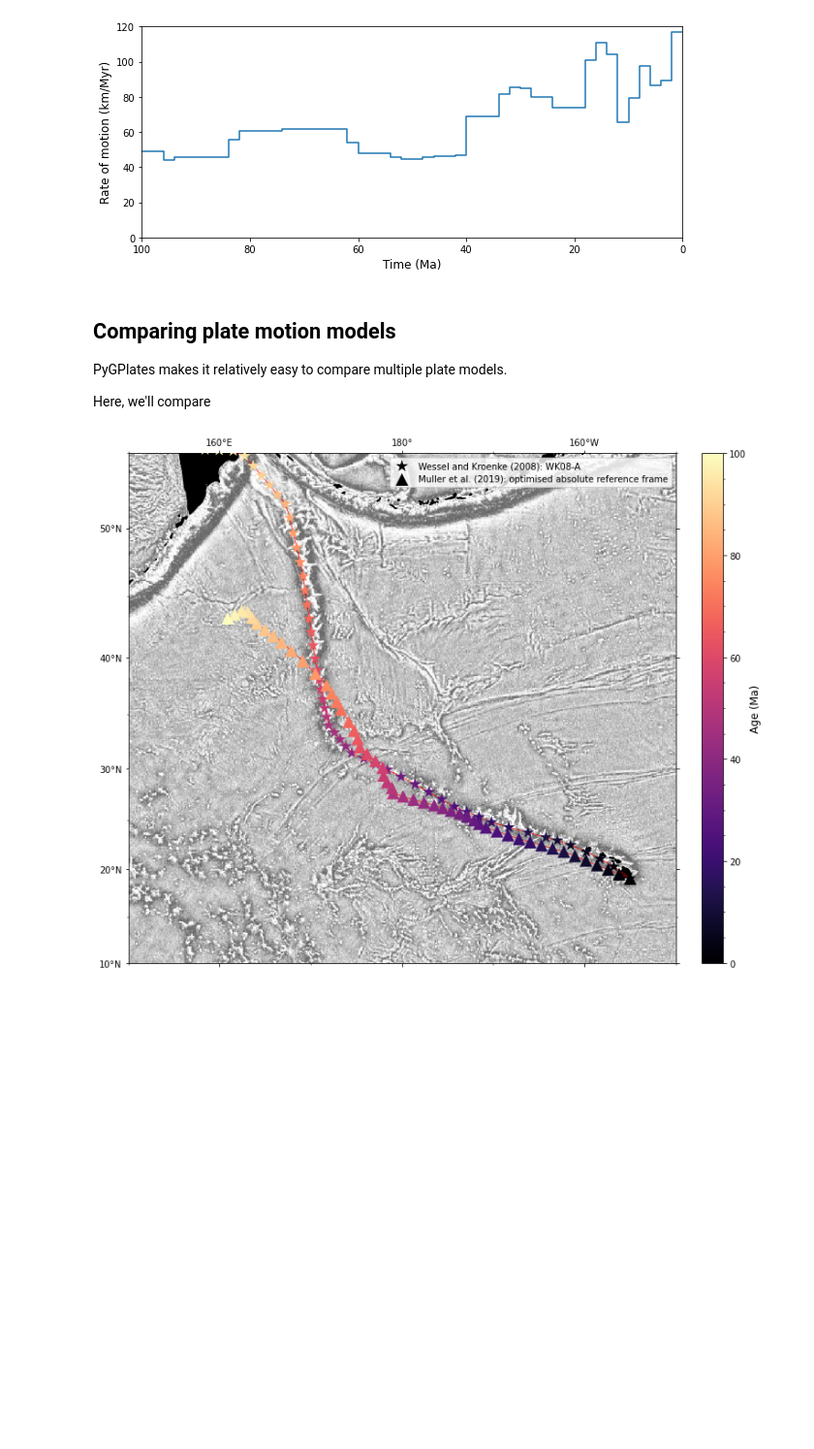
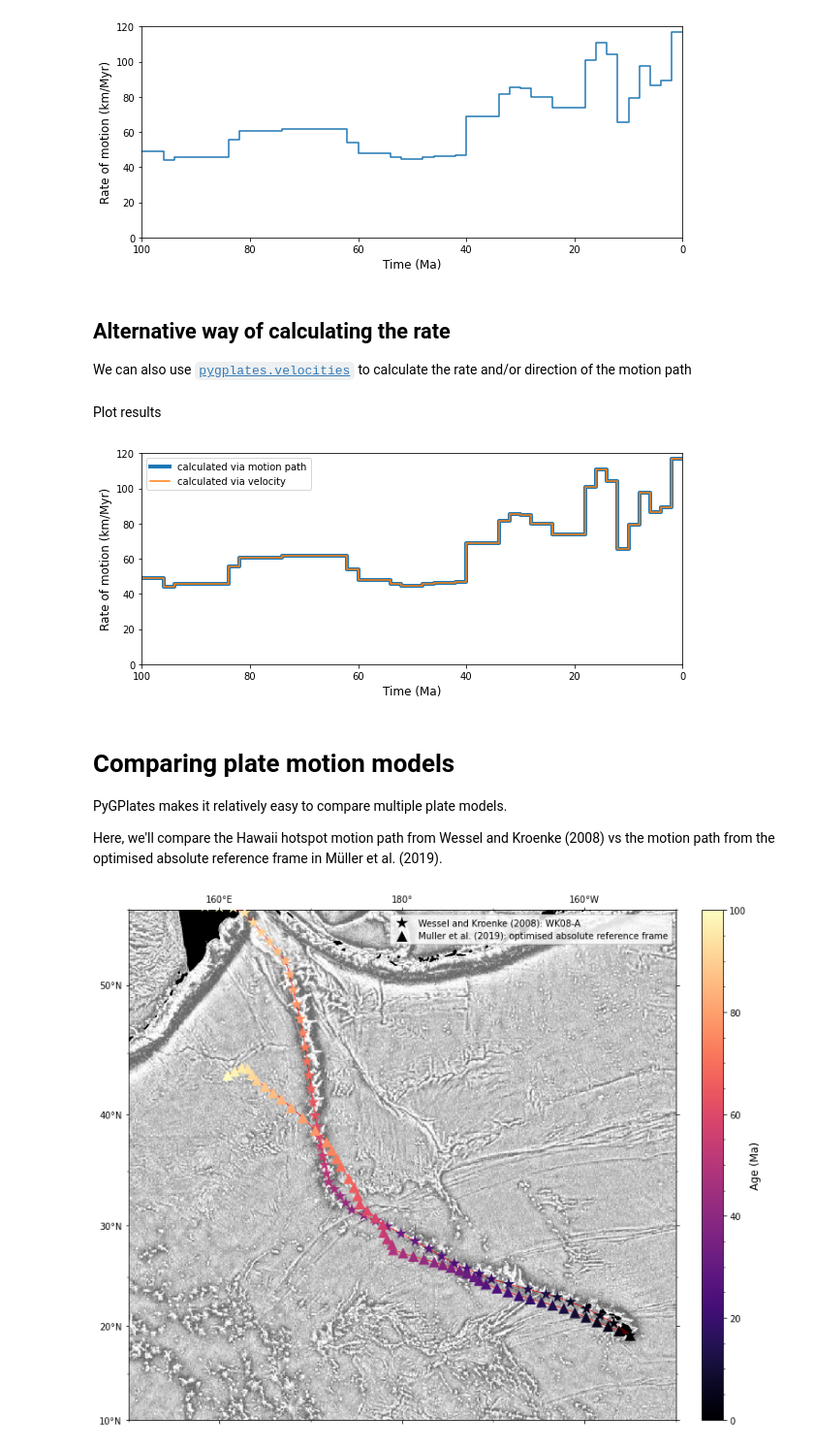
Before and after one commit to GPlates/pygplates-course-2022, a Jupyter notebook: 03-Motion-paths-and-flowlines.ipynb, the cells around one changed output. Shown at 97% size. Saved outputs shown, nothing was run; the diff lists cells and outputs as text; code cells hidden in the pictures; blank space fills up the shorter version.

```diff
--- a/03-Motion-paths-and-flowlines.ipynb
+++ b/03-Motion-paths-and-flowlines.ipynb
@@ -243,8 +243,8 @@ seed_points[0]
 We can get the arc length of each flowline segment using pygplates. Since we know we the times we calculated our flowline at, we can convert this into a rate.
 # %%
 distance = []
-for reconstructed_motion_path in reconstructed_flowlines:
-    for segment in reconstructed_motion_path.get_left_flowline().get_segments():
+for reconstructed_flowline in reconstructed_flowlines:
+    for segment in reconstructed_flowline.get_left_flowline().get_segments():
         distance.append(segment.get_arc_length() * pygplates.Earth.mean_radius_in_kms)
 
 # Get rate of motion as distance per Myr
@@ -346,13 +346,10 @@ ax.add_feature(cfeature.LAND, color='k', zorder=2)
 
 # --- Get the reconstructed motion path.
 # This is easier than flowlines, since we don't have left and right sides
-date_line_wrapper = pygplates.DateLineWrapper()
 for reconstructed_motion_path in reconstructed_motion_paths_M16:
-    wrapped_line = date_line_wrapper.wrap(line)
     trail = reconstructed_motion_path.get_motion_path().to_lat_lon_array()
 
 lon, lat = np.flipud(trail[:, 1]), np.flipud(trail[:, 0])
-
 # convert lons to 360 format (cartopy does not like plotting lines across the antimeridian)
 lon_360 = []
 for i in lon:
@@ -429,3 +426,7 @@ plt.gca().invert_xaxis()
 plt.show()
 # %% [output]
 [figure]
+# %% [markdown]
+## Alternative way of calculating the rate
+
+We can also use [`pygplates.velocities`](https://www.gplates.org/docs/pygplates/generated/pygplates.calculate_velocities.html) to calculate the rate and/or direction of the motion path
@@ -432,9 +481,34 @@ plt.show()
+# %% [markdown]
+Plot results
+# %%
+# modify so the rate and time array contain the values for the beginning and end of each step
+step_rate_method2 = np.zeros(len(ReconRate)*2)
+step_rate_method2[::2] = ReconRate
+step_rate_method2[1::2] = ReconRate
+
+step_time_method2 = np.zeros(len(ReconRate)*2)
+step_time_method2[::2] = times[:-1]
+step_time_method2[1::2] = times[1:]
+
+# --- plot
+fig = plt.figure(figsize=(10,4))
+plt.plot(step_time, step_rate, linewidth=4, label='calculated via motion path')
+plt.plot(step_time_method2, step_rate_method2, label='calculated via velocity')
+plt.xlabel('Time (Ma)', fontsize=12)
+plt.xlim(0, 100)
+plt.ylim(0, 120)
+plt.ylabel('Rate of motion (km/Myr)', fontsize=12)
+plt.gca().invert_xaxis()
+plt.legend()
+plt.show()
+# %% [output]
+[figure, added]
 # %% [markdown]
-## Comparing plate motion models
+# Comparing plate motion models
 
 PyGPlates makes it relatively easy to compare multiple plate models.
 
-Here, we'll compare
+Here, we'll compare the Hawaii hotspot motion path from Wessel and Kroenke (2008) vs the motion path from the optimised absolute reference frame in Müller et al. (2019).
 # %%
 plate_ID = 0
 relative_plate_ID = 901
```
Also changed, not shown: parts of 3 cells of this notebook.
